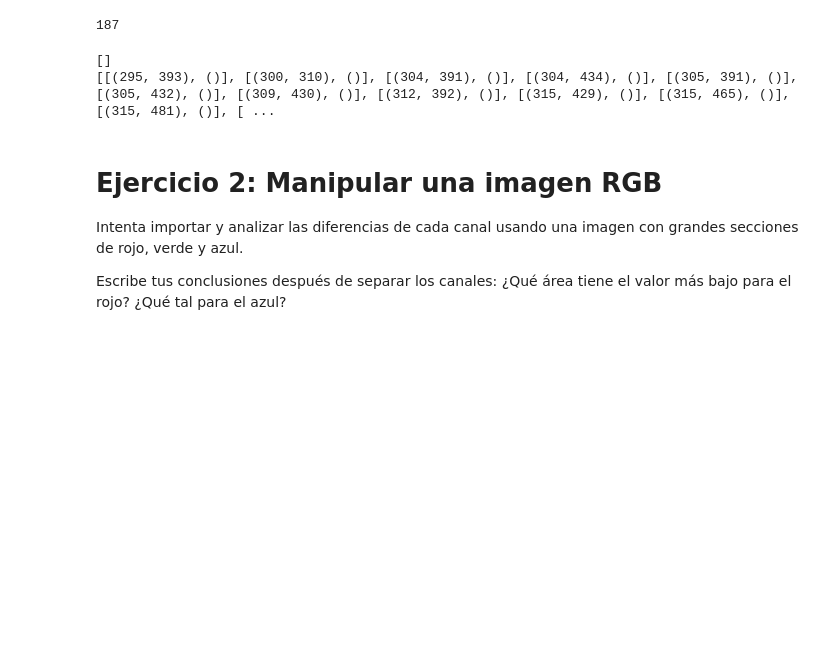
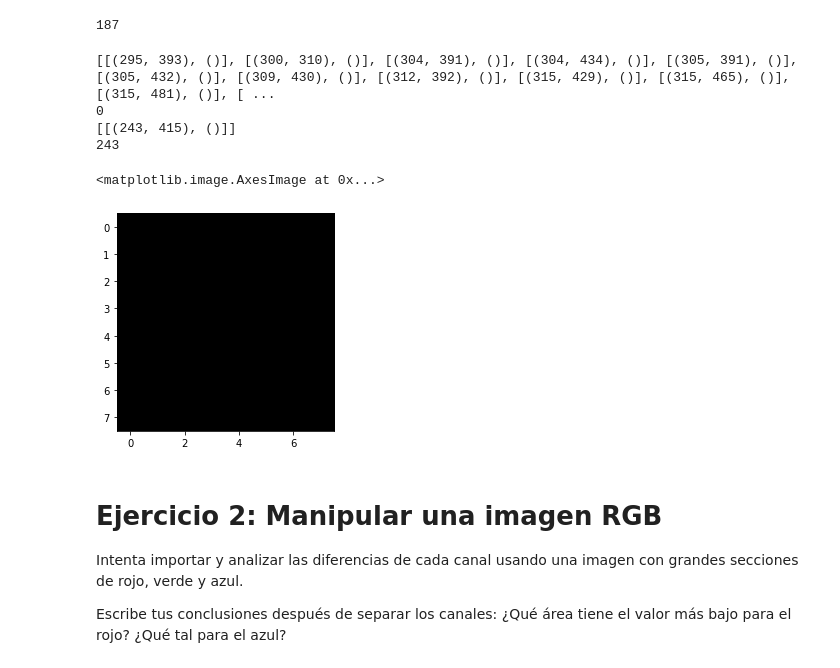
Before and after one commit to joshnos/ComputerVisionBootcampFiles, a Jupyter notebook: Laboratorio_1_Introducción_a_Colab,_OpenCV_y_Numpy.ipynb, the cells around one changed output. Saved outputs shown, nothing was run; the diff lists cells and outputs as text; code cells hidden in the pictures; blank space fills up the shorter version.

```diff
--- a/Laboratorio_1_Introducción_a_Colab,_OpenCV_y_Numpy.ipynb
+++ b/Laboratorio_1_Introducción_a_Colab,_OpenCV_y_Numpy.ipynb
@@ -665,19 +665,33 @@ print(task1pixel)
 clearer = []
 darker = []
 
+valores, cont = np.unique(task1Image1gray, return_counts=True)
+max = np.amin(valores)
+min = np.amax(valores)
+
 for idx, x in np.ndenumerate(task1Image1gray):
     for idy, y in np.ndenumerate(x):
-      if(y==255):
+      if(y==max):
         clearer.append([idx, idy])
-      if(y==0):
+      if(y==min):
         darker.append([idx, idy])
+
 print(clearer)
+print(max)
 print(darker)
+print(min)
 # %% [output]
-[]
 [[(295, 393), ()], [(300, 310), ()], [(304, 391), ()], [(304, 434), ()], [(305, 391), ()], [(305, 432), ()], [(309, 430), ()], [(312, 392), ()], [(315, 429), ()], [(315, 465), ()], [(315, 481), ()], [ ...
+0
+[[(243, 415), ()]]
+243
 # %%
-generatedImageTask1 = np.zeros((8,8,1),np.uint8)
+generatedImageTask1 = np.zeros((8,8),np.uint8)
+
+plt.imshow(generatedImageTask1, cmap='gray')
+# %% [output]
+<matplotlib.image.AxesImage at 0x...>
+[figure, added]
 # %% [markdown]
 # Ejercicio 2: Manipular una imagen RGB
 Intenta importar y analizar las diferencias de cada canal usando una imagen con grandes secciones de rojo, verde y azul.
```
Also changed, not shown: parts of 3 cells of this notebook.
